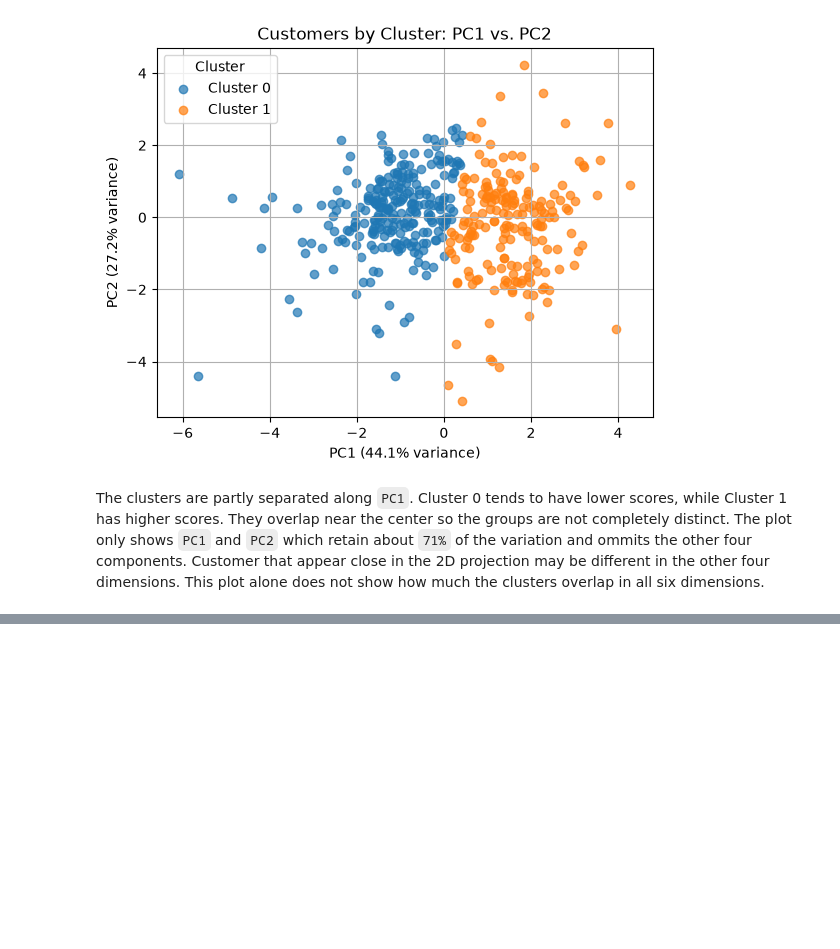
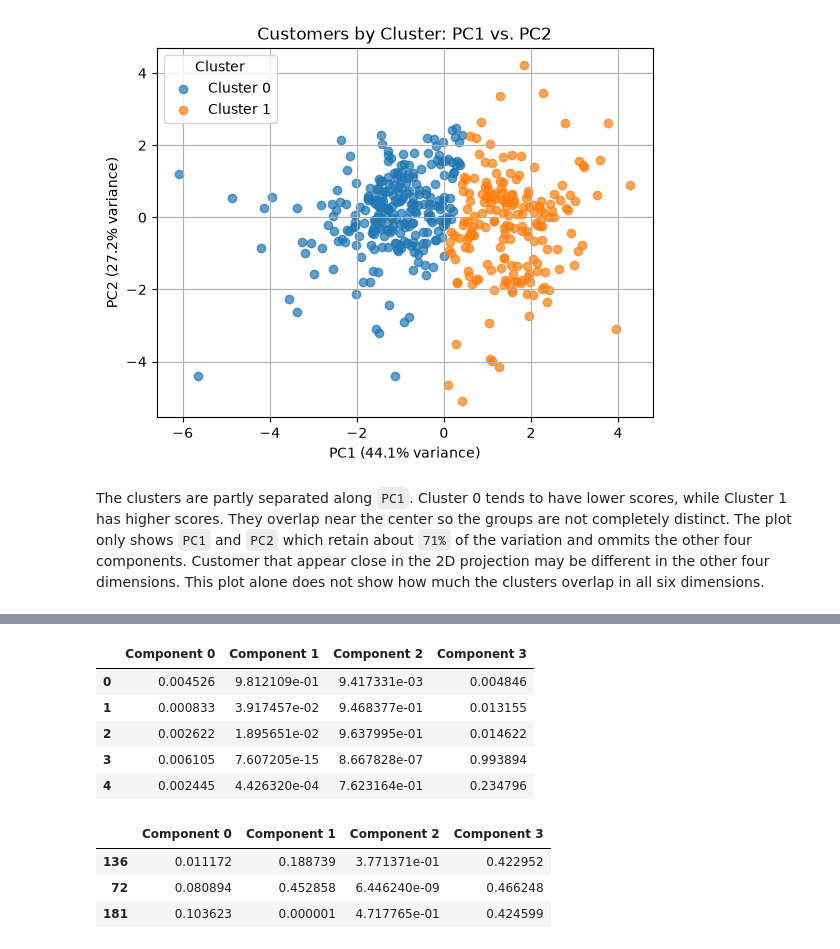
Before and after one commit to codettlaff/CPTS_575, a Jupyter notebook: assignment5/assignment5.ipynb, the cells around one changed output, grey strips where cells are left out. Drawn from its saved outputs; the diff is of its cells as text; code cells hidden in the pictures; blank space fills up the shorter version.

```diff
--- a/assignment5/assignment5.ipynb
+++ b/assignment5/assignment5.ipynb
@@ -296,0 +395,24 @@ For multidimensional data, each component has a mean vector and a covariance mat
+# %%
+# Membership probabilities for each customer and GMM component
+membership_probs = pd.DataFrame(
+    gmm_4.predict_proba(X_scaled),
+    index=X.index,
+    columns=[f"Component {i}" for i in range(gmm_4.n_components)])
+display(membership_probs.head(5))
+
+# Display the three customers with the lowest maximum component-membership probabilities
+max_membership = membership_probs.max(axis=1)
+lowest_membership = membership_probs.loc[max_membership.nsmallest(3).index].copy()
+
+display(lowest_membership)
+# %% [output]
+|  | Component 0 | Component 1 | Component 2 | Component 3 |
+| 0 | 0.004526 | 9.812109e-01 | 9.417331e-03 | 0.004846 |
+| 1 | 0.000833 | 3.917457e-02 | 9.468377e-01 | 0.013155 |
+| 2 | 0.002622 | 1.895651e-02 | 9.637995e-01 | 0.014622 |
+| 3 | 0.006105 | 7.607205e-15 | 8.667828e-07 | 0.993894 |
+| 4 | 0.002445 | 4.426320e-04 | 7.623164e-01 | 0.234796 |
+|  | Component 0 | Component 1 | Component 2 | Component 3 |
+| 136 | 0.011172 | 0.188739 | 3.771371e-01 | 0.422952 |
+| 72 | 0.080894 | 0.452858 | 6.446240e-09 | 0.466248 |
+| 181 | 0.103623 | 0.000001 | 4.717765e-01 | 0.424599 |
```
Also changed, not shown: parts of 12 cells of this notebook.
